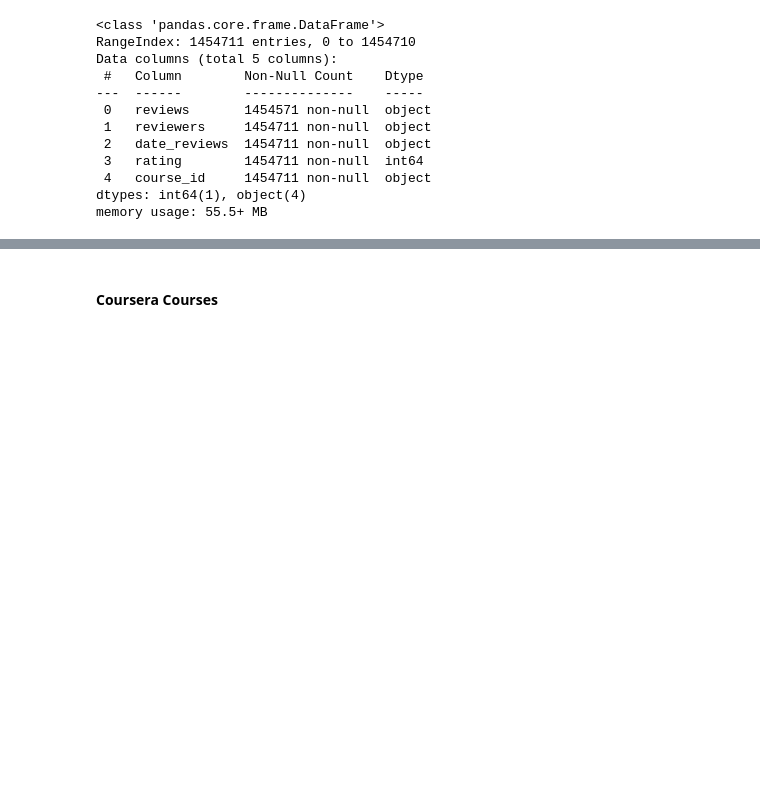
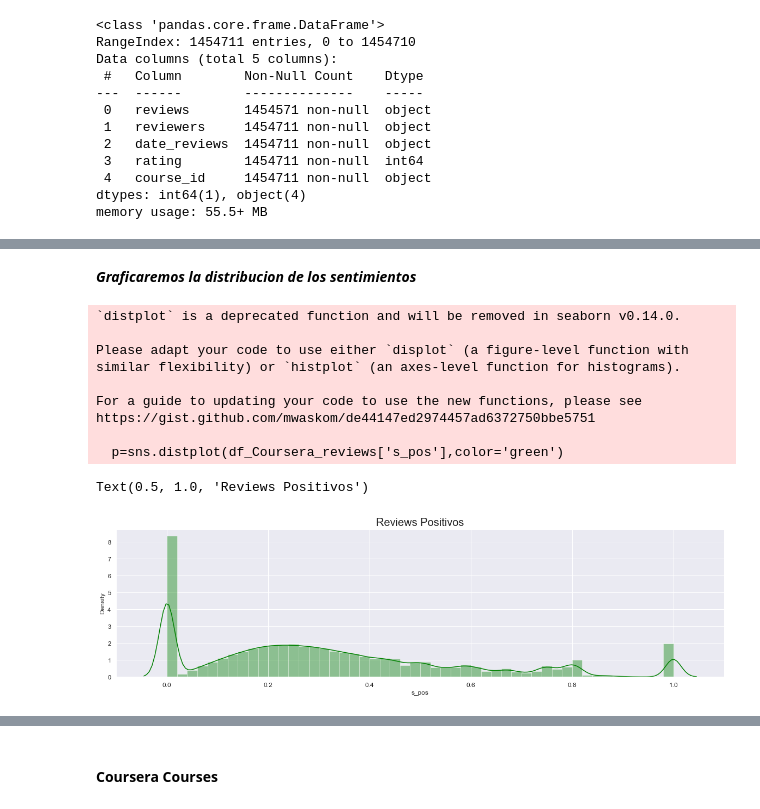
Before and after one commit to Jhoeliel/PI-Data-Analytics, a Jupyter notebook: EDA.ipynb, the cells around one changed output, grey strips where cells are left out. Drawn from its saved outputs; the diff is of its cells as text; code cells hidden in the pictures; blank space fills up the shorter version.

```diff
--- a/EDA.ipynb
+++ b/EDA.ipynb
@@ -30,0 +33,28 @@ memory usage: 55.5+ MB
+# %%
+# Importando libreria necesaria
+from vaderSentiment.vaderSentiment import SentimentIntensityAnalyzer
+analyser = SentimentIntensityAnalyzer()
+# %%
+# Funcion que se usara para otorgar un score a cada reseña
+def sentiment_analyzer_scores(sentence):
+    score = analyser.polarity_scores(sentence)
+    return score
+# %%
+# generando vectores de calificacion
+neg=[]
+neu=[]
+pos=[]
+comp=[]
+for review in df_Coursera_reviews.reviews:
+    scores=sentiment_analyzer_scores(str(review))
+    neg.append(scores['neg'])
+    pos.append(scores['pos'])
+    neu.append(scores['neu'])
+    comp.append(scores['compound'])
+# %%
+# Cargando vectores de calificacion al dataframe
+df_Coursera_reviews['s_pos']=pos
+df_Coursera_reviews['s_neu']=neu
+df_Coursera_reviews['s_neg']=neg
+df_Coursera_reviews['s_comp']=comp
+df_Coursera_reviews.head()
@@ -30,0 +68,20 @@ memory usage: 55.5+ MB
+# %% [markdown]
+***Graficaremos la distribucion de los sentimientos***
+# %%
+# Reviews positivos
+sns.set(rc={'figure.figsize':(20,5)})
+plt.xticks(fontsize=12)
+p=sns.distplot(df_Coursera_reviews['s_pos'],color='green')
+p.axes.set_title("Reviews Positivos",fontsize=20)
+# %% [output]
+`distplot` is a deprecated function and will be removed in seaborn v0.14.0.
+
+Please adapt your code to use either `displot` (a figure-level function with
+similar flexibility) or `histplot` (an axes-level function for histograms).
+
+For a guide to updating your code to use the new functions, please see
+https://gist.github.com/mwaskom/de44147ed2974457ad6372750bbe5751
+
+  p=sns.distplot(df_Coursera_reviews['s_pos'],color='green')
+Text(0.5, 1.0, 'Reviews Positivos')
+[figure, added]
```
Also changed, not shown: parts of 6 cells of this notebook.
